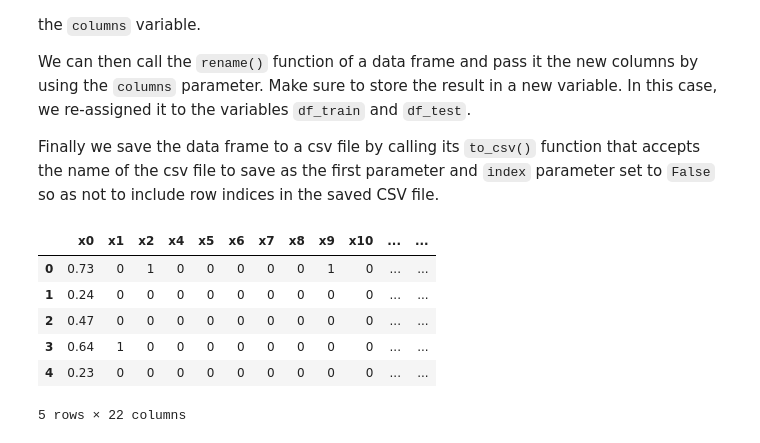
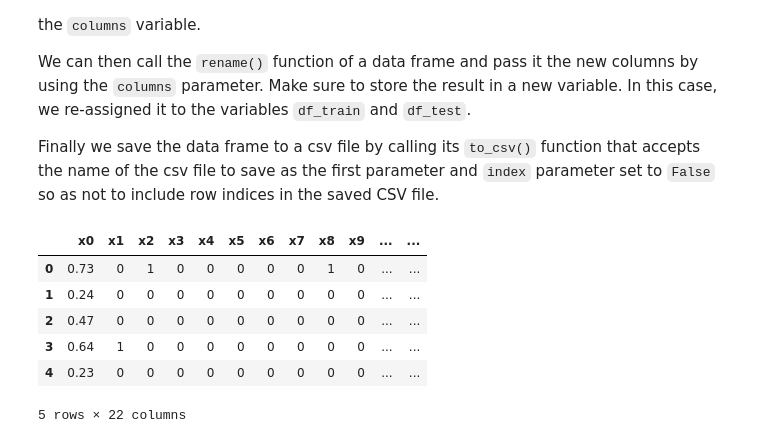
Before and after one commit to ralampay/notebooks, a Jupyter notebook: Data Visualization/Examining Data with the Thyroid Dataset.ipynb, the cells around one changed output. Drawn from its saved outputs; the diff is of its cells as text; code cells hidden in the pictures.

```diff
--- a/Data Visualization/Examining Data with the Thyroid Dataset.ipynb
+++ b/Data Visualization/Examining Data with the Thyroid Dataset.ipynb
@@ -204,41 +204,41 @@ Finally we save the data frame to a csv file by calling its `to_csv()` function
 # %%
 # https://pandas.pydata.org/docs/reference/api/pandas.DataFrame.rename.html
 columns = {
     0: "x0",
     1: "x1",
     2: "x2",
-    3: "x4",
-    4: "x5",
-    5: "x6",
-    6: "x7",
-    7: "x8",
-    8: "x9",
-    9: "x10",
-    10: "x11",
-    11: "x12",
-    12: "x13",
-    13: "x14",
-    14: "x15",
-    15: "x16",
-    16: "x17",
-    17: "x18",
-    18: "x19",
-    19: "x20",
-    20: "x21",
+    3: "x3",
+    4: "x4",
+    5: "x5",
+    6: "x6",
+    7: "x7",
+    8: "x8",
+    9: "x9",
+    10: "x10",
+    11: "x11",
+    12: "x12",
+    13: "x13",
+    14: "x14",
+    15: "x15",
+    16: "x16",
+    17: "x17",
+    18: "x18",
+    19: "x19",
+    20: "x20",
     21: "y"
 }
 
 df_train = df_train.rename(columns=columns)
 df_test = df_test.rename(columns=columns)
 
 # Save to new csv files
 df_train.to_csv("thyroid_train.csv", index=False)
 df_test.to_csv("thyroid_test.csv", index=False)
 
 # Examine the newly set columns
 df_train.head(n)
 # %% [output]
-|  | x0 | x1 | x2 | x4 | x5 | x6 | x7 | x8 | x9 | x10 | ... | ... |
+|  | x0 | x1 | x2 | x3 | x4 | x5 | x6 | x7 | x8 | x9 | ... | ... |
 | 0 | 0.73 | 0 | 1 | 0 | 0 | 0 | 0 | 0 | 1 | 0 | ... | ... |
 | 1 | 0.24 | 0 | 0 | 0 | 0 | 0 | 0 | 0 | 0 | 0 | ... | ... |
 | 2 | 0.47 | 0 | 0 | 0 | 0 | 0 | 0 | 0 | 0 | 0 | ... | ... |
```
Also changed, not shown: 2 other files.
